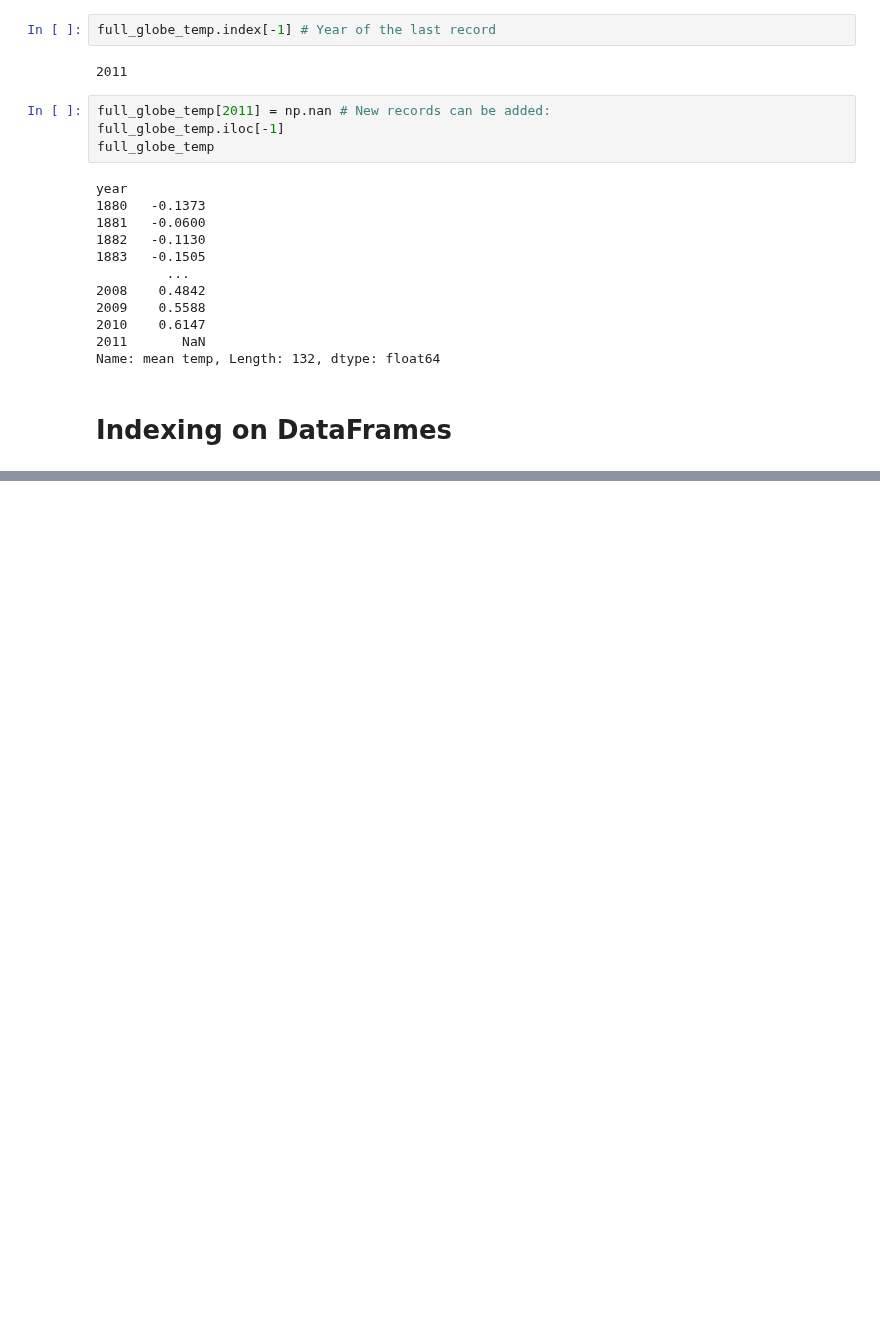
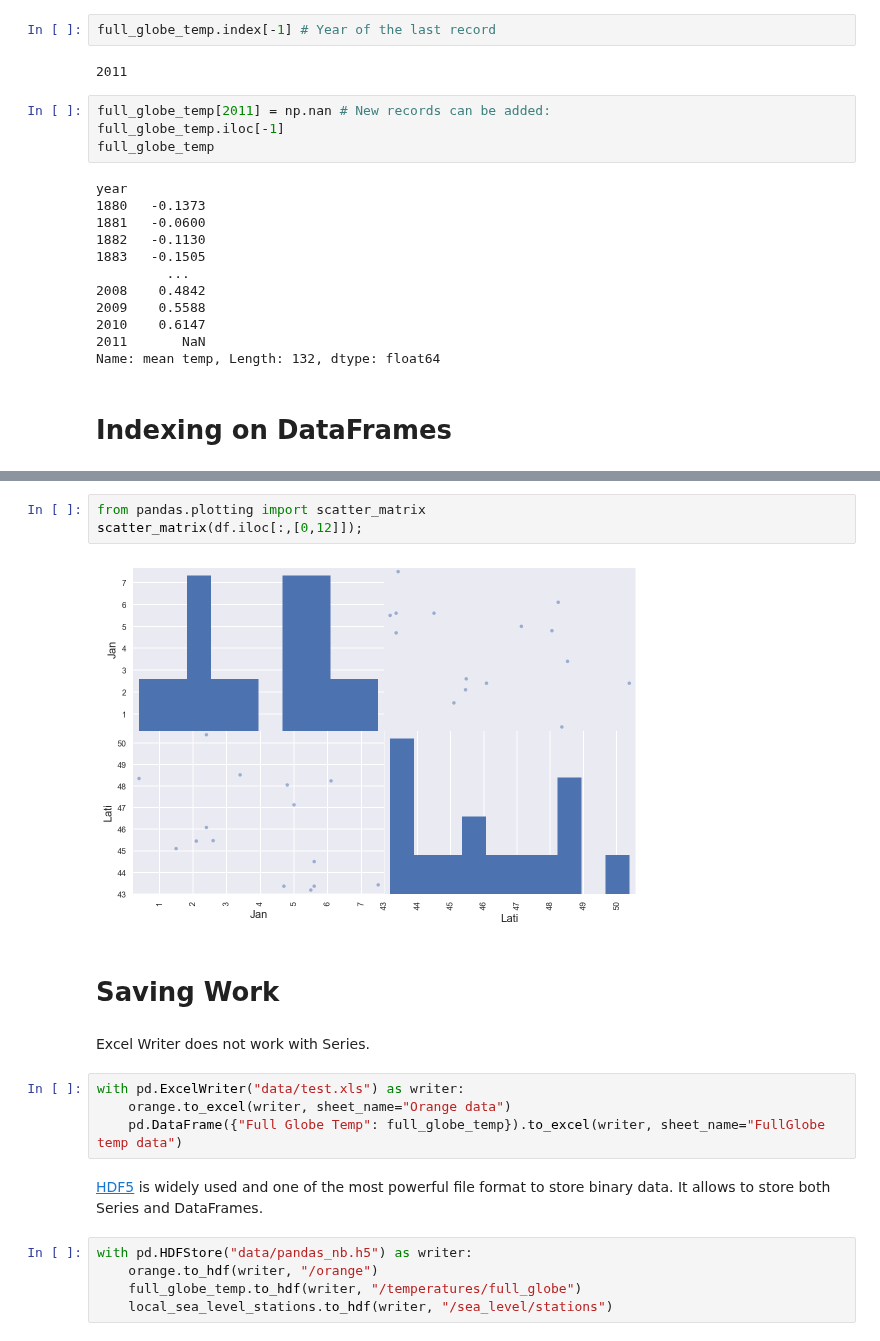
Before and after one commit to pnavaro/math-python, a Jupyter notebook: 14.Pandas.ipynb, the cells around one changed output, grey strips where cells are left out. Cells and saved outputs as stored; diff of their text form; blank space fills up the shorter version.

Commit message:
Improve Pandas Notebook

```diff
--- a/14.Pandas.ipynb
+++ b/14.Pandas.ipynb
@@ -538,0 +639,20 @@ Name: mean temp, Length: 132, dtype: float64
+# %%
+from pandas.plotting import scatter_matrix
+scatter_matrix(df.iloc[:,[0,12]]);
+# %% [output]
+[figure, added]
+# %% [markdown]
+# Saving Work
+# %% [markdown]
+Excel Writer does not work with Series.
+# %%
+with pd.ExcelWriter("data/test.xls") as writer:
+    orange.to_excel(writer, sheet_name="Orange data")
+    pd.DataFrame({"Full Globe Temp": full_globe_temp}).to_excel(writer, sheet_name="FullGlobe temp data")
+# %% [markdown]
+[HDF5](https://support.hdfgroup.org/HDF5/) is widely used and one of the most powerful file format to store binary data. It allows to store both Series and DataFrames.
+# %%
+with pd.HDFStore("data/pandas_nb.h5") as writer:
+    orange.to_hdf(writer, "/orange")
+    full_globe_temp.to_hdf(writer, "/temperatures/full_globe")
+    local_sea_level_stations.to_hdf(writer, "/sea_level/stations")
```
Also changed, not shown: parts of 61 cells of this notebook, 1 other file.
